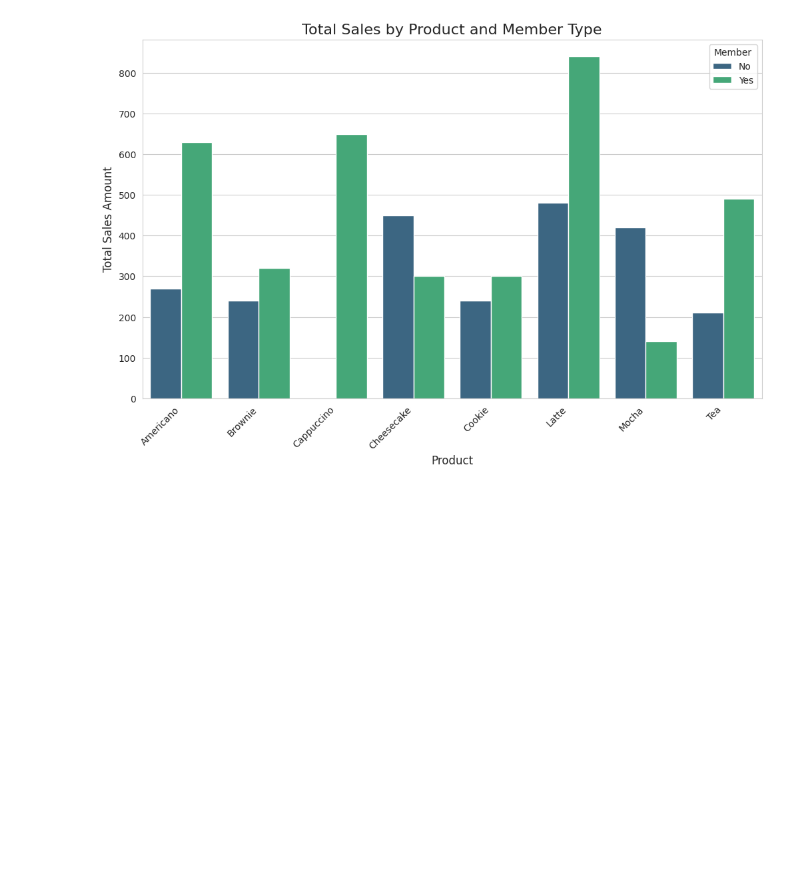
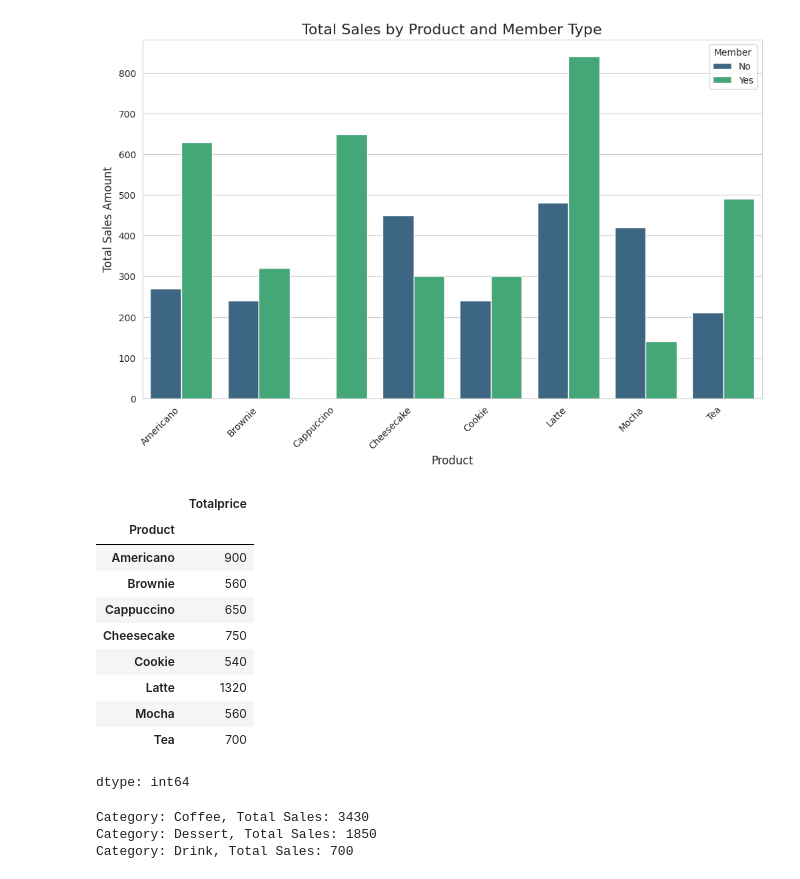
Before and after one commit to aaronhuang317/Data-leaing101, a Jupyter notebook: colab_Data_learning101.ipynb, the cells around one changed output. Cells and saved outputs as stored; diff of their text form; code cells hidden in the pictures; blank space fills up the shorter version.

```diff
--- a/colab_Data_learning101.ipynb
+++ b/colab_Data_learning101.ipynb
@@ -352,3 +345,26 @@ unstock
 | 14 | No | Tea | 210.0 |
 | 15 | Yes | Tea | 490.0 |
 [figure]
+# %%
+df.groupby("Product")["Totalprice"].sum()
+# %% [output]
+|  | Totalprice |
+| Product |  |
+| Americano | 900 |
+| Brownie | 560 |
+| Cappuccino | 650 |
+| Cheesecake | 750 |
+| Cookie | 540 |
+| Latte | 1320 |
+| Mocha | 560 |
+| Tea | 700 |
+dtype: int64
+# %%
+df['TotalSales'] = df['Price'] * df['Quantity']
+for group_name, group_data in df.groupby('Category'):
+    total_sales = group_data['TotalSales'].sum()
+    print(f"Category: {group_name}, Total Sales: {total_sales}")
+# %% [output]
+Category: Coffee, Total Sales: 3430
+Category: Dessert, Total Sales: 1850
+Category: Drink, Total Sales: 700
```
Also changed, not shown: parts of 2 cells of this notebook.
